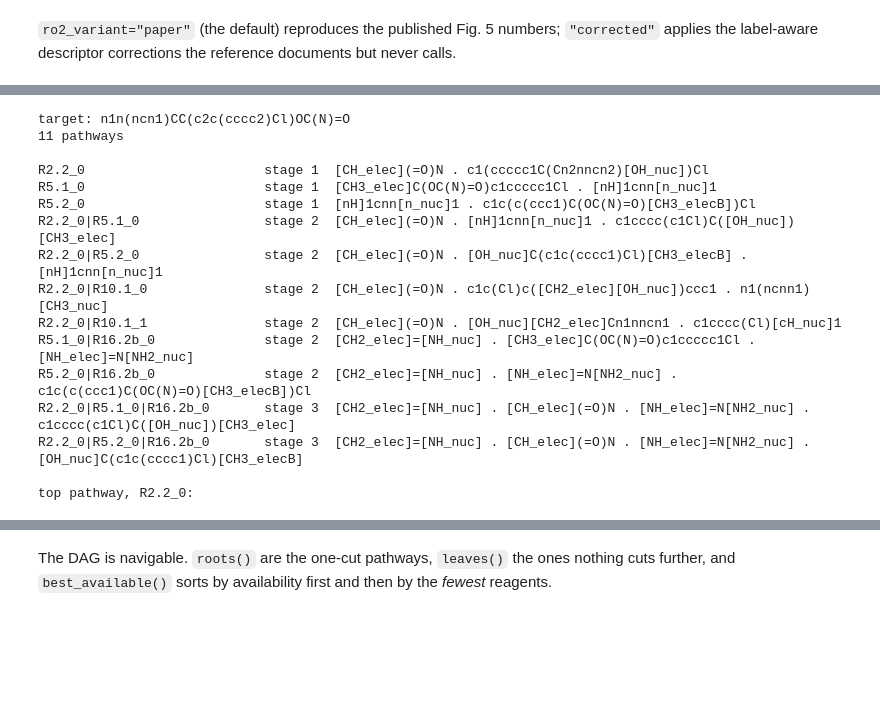
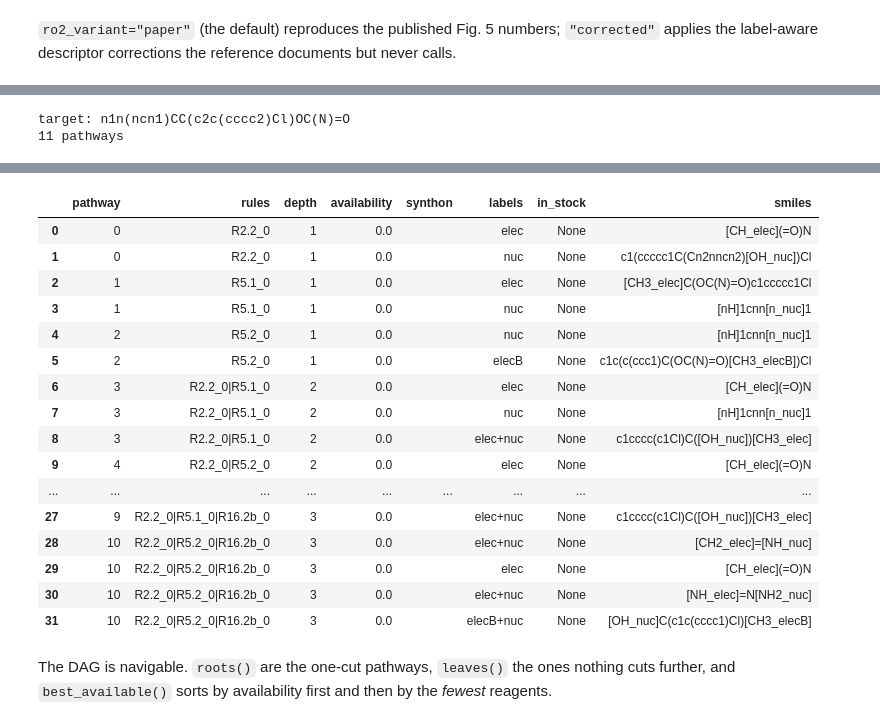
Before and after one commit to Laboratoire-de-Chemoinformatique/SynPlanner, a Jupyter notebook: tutorials/17_Synthon_Based_Design.ipynb, the cells around one changed output, grey strips where cells are left out. Cells and saved outputs as stored; diff of their text form; code cells hidden in the pictures; blank space fills up the shorter version.

```diff
--- a/tutorials/17_Synthon_Based_Design.ipynb
+++ b/tutorials/17_Synthon_Based_Design.ipynb
@@ -291,32 +293,15 @@ The target below is cenobamate, the reference documentation's own headline examp
 # %%
 from synplan.chem.synthon.fragment import fragment_smiles
+from synplan.chem.synthon.frames import synthons_frame
 
 CENOBAMATE = "NC(=O)OC(CN1N=CN=N1)C1=CC=CC=C1Cl"
 
 dag = fragment_smiles(CENOBAMATE)
 print(f"target: {dag.target}")
-print(f"{len(dag.pathways)} pathways\n")
-for pathway in dag.best_available():
-    print(f"{'|'.join(pathway.rules):28s} stage {pathway.depth}  {' . '.join(pathway.key)}")
+print(f"{len(dag.pathways)} pathways")
 
-# the top pathway drawn: E and Nu mark the atoms the cut bond hung on
-top = dag.best_available()[0]
-print(f"\ntop pathway, {'|'.join(top.rules)}:")
-show(top.key)
+# one row per synthon, best pathway first; E and Nu mark the atoms the cut bond hung on
+synthons_frame(dag)
 # %% [output]
 target: n1n(ncn1)CC(c2c(cccc2)Cl)OC(N)=O
 11 pathways
-
-R2.2_0                       stage 1  [CH_elec](=O)N . c1(ccccc1C(Cn2nncn2)[OH_nuc])Cl
-R5.1_0                       stage 1  [CH3_elec]C(OC(N)=O)c1ccccc1Cl . [nH]1cnn[n_nuc]1
-R5.2_0                       stage 1  [nH]1cnn[n_nuc]1 . c1c(c(ccc1)C(OC(N)=O)[CH3_elecB])Cl
-R2.2_0|R5.1_0                stage 2  [CH_elec](=O)N . [nH]1cnn[n_nuc]1 . c1cccc(c1Cl)C([OH_nuc])[CH3_elec]
-R2.2_0|R5.2_0                stage 2  [CH_elec](=O)N . [OH_nuc]C(c1c(cccc1)Cl)[CH3_elecB] . [nH]1cnn[n_nuc]1
-R2.2_0|R10.1_0               stage 2  [CH_elec](=O)N . c1c(Cl)c([CH2_elec][OH_nuc])ccc1 . n1(ncnn1)[CH3_nuc]
-R2.2_0|R10.1_1               stage 2  [CH_elec](=O)N . [OH_nuc][CH2_elec]Cn1nncn1 . c1cccc(Cl)[cH_nuc]1
-R5.1_0|R16.2b_0              stage 2  [CH2_elec]=[NH_nuc] . [CH3_elec]C(OC(N)=O)c1ccccc1Cl . [NH_elec]=N[NH2_nuc]
-R5.2_0|R16.2b_0              stage 2  [CH2_elec]=[NH_nuc] . [NH_elec]=N[NH2_nuc] . c1c(c(ccc1)C(OC(N)=O)[CH3_elecB])Cl
-R2.2_0|R5.1_0|R16.2b_0       stage 3  [CH2_elec]=[NH_nuc] . [CH_elec](=O)N . [NH_elec]=N[NH2_nuc] . c1cccc(c1Cl)C([OH_nuc])[CH3_elec]
-R2.2_0|R5.2_0|R16.2b_0       stage 3  [CH2_elec]=[NH_nuc] . [CH_elec](=O)N . [NH_elec]=N[NH2_nuc] . [OH_nuc]C(c1c(cccc1)Cl)[CH3_elecB]
-
-top pathway, R2.2_0:
@@ -324,3 +308,20 @@ top pathway, R2.2_0:
+|  | pathway | rules | depth | availability | synthon | labels | in_stock | smiles |
+| 0 | 0 | R2.2_0 | 1 | 0.0 |  | elec | None | [CH_elec](=O)N |
+| 1 | 0 | R2.2_0 | 1 | 0.0 |  | nuc | None | c1(ccccc1C(Cn2nncn2)[OH_nuc])Cl |
+| 2 | 1 | R5.1_0 | 1 | 0.0 |  | elec | None | [CH3_elec]C(OC(N)=O)c1ccccc1Cl |
+| 3 | 1 | R5.1_0 | 1 | 0.0 |  | nuc | None | [nH]1cnn[n_nuc]1 |
+| 4 | 2 | R5.2_0 | 1 | 0.0 |  | nuc | None | [nH]1cnn[n_nuc]1 |
+| 5 | 2 | R5.2_0 | 1 | 0.0 |  | elecB | None | c1c(c(ccc1)C(OC(N)=O)[CH3_elecB])Cl |
+| 6 | 3 | R2.2_0|R5.1_0 | 2 | 0.0 |  | elec | None | [CH_elec](=O)N |
+| 7 | 3 | R2.2_0|R5.1_0 | 2 | 0.0 |  | nuc | None | [nH]1cnn[n_nuc]1 |
+| 8 | 3 | R2.2_0|R5.1_0 | 2 | 0.0 |  | elec+nuc | None | c1cccc(c1Cl)C([OH_nuc])[CH3_elec] |
+| 9 | 4 | R2.2_0|R5.2_0 | 2 | 0.0 |  | elec | None | [CH_elec](=O)N |
+| ... | ... | ... | ... | ... | ... | ... | ... | ... |
+| 27 | 9 | R2.2_0|R5.1_0|R16.2b_0 | 3 | 0.0 |  | elec+nuc | None | c1cccc(c1Cl)C([OH_nuc])[CH3_elec] |
+| 28 | 10 | R2.2_0|R5.2_0|R16.2b_0 | 3 | 0.0 |  | elec+nuc | None | [CH2_elec]=[NH_nuc] |
+| 29 | 10 | R2.2_0|R5.2_0|R16.2b_0 | 3 | 0.0 |  | elec | None | [CH_elec](=O)N |
+| 30 | 10 | R2.2_0|R5.2_0|R16.2b_0 | 3 | 0.0 |  | elec+nuc | None | [NH_elec]=N[NH2_nuc] |
+| 31 | 10 | R2.2_0|R5.2_0|R16.2b_0 | 3 | 0.0 |  | elecB+nuc | None | [OH_nuc]C(c1c(cccc1)Cl)[CH3_elecB] |
 # %% [markdown]
 The DAG is navigable. `roots()` are the one-cut pathways, `leaves()` the ones nothing cuts further, and `best_available()` sorts by availability first and then by the *fewest* reagents.
 # %%
```
Also changed, not shown: parts of 4 cells of this notebook, 1 other file.
